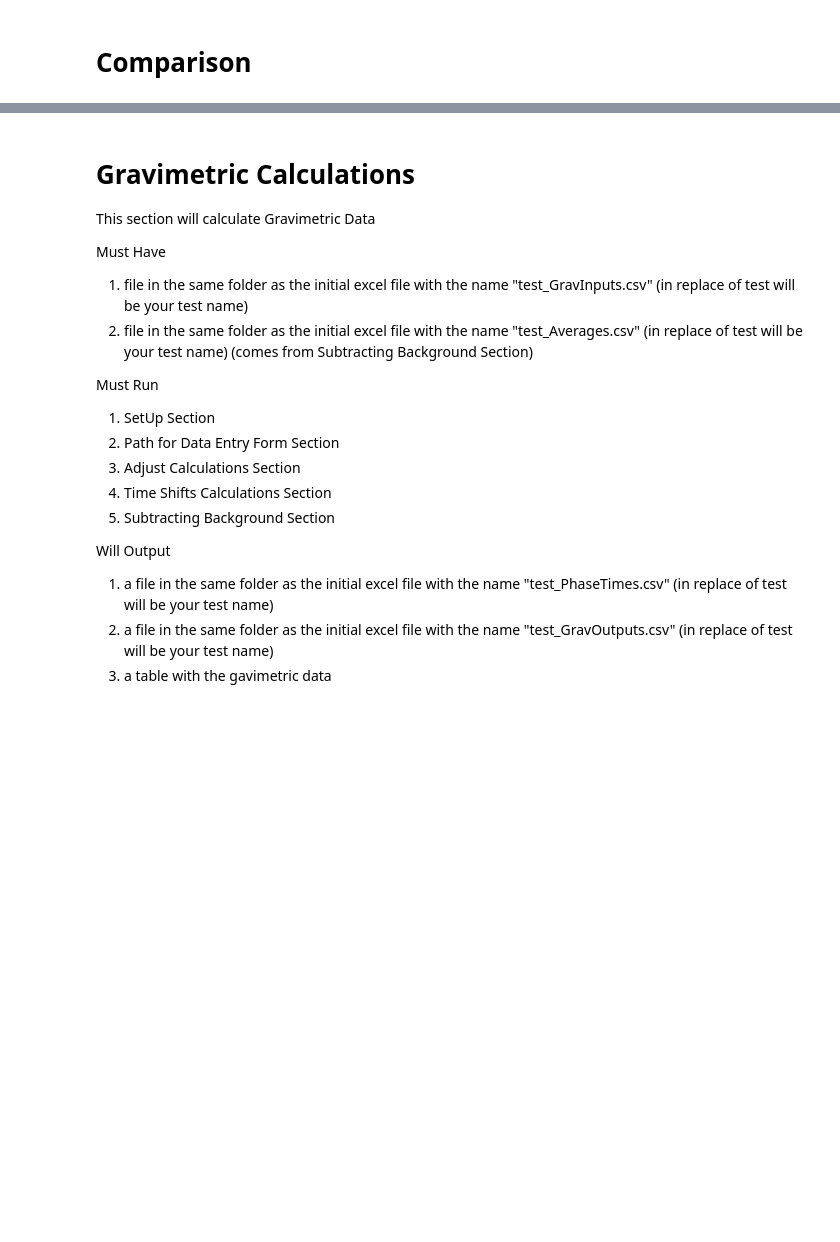
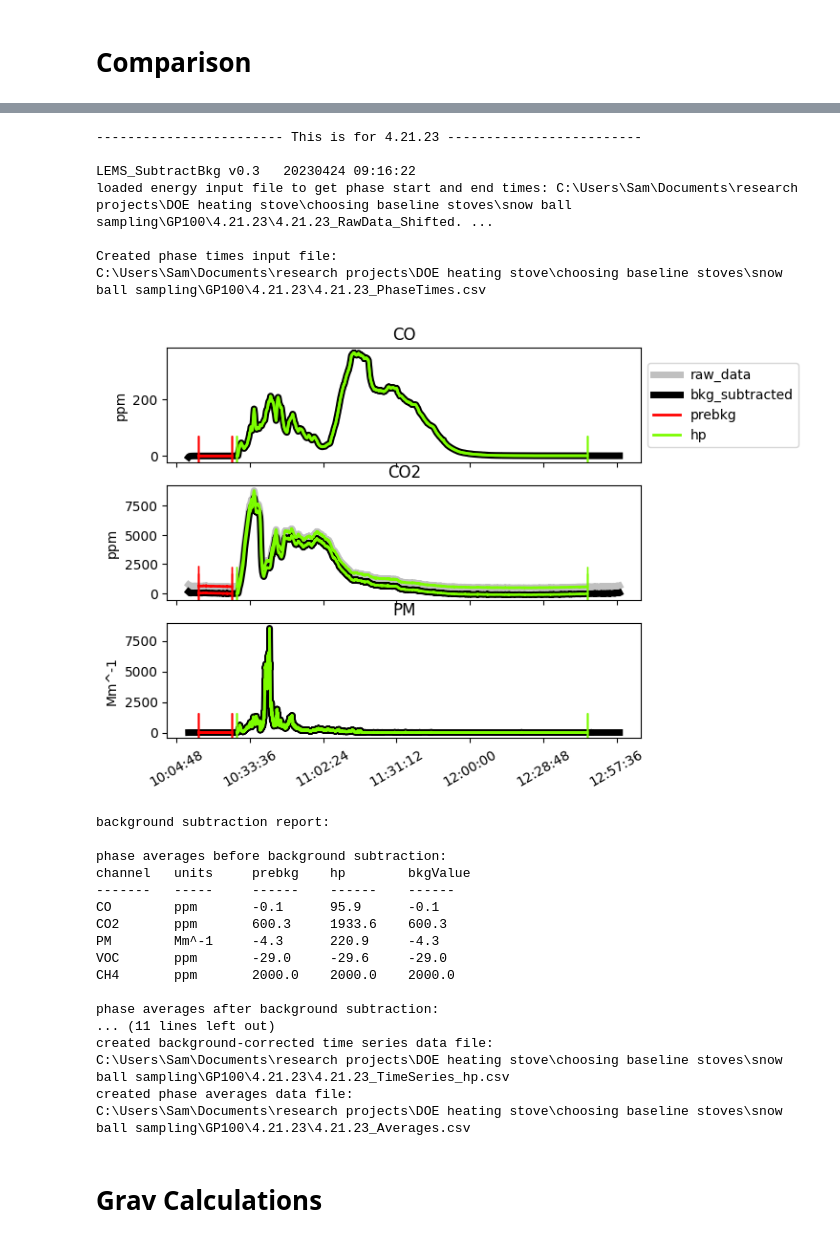
Before and after one commit to aprovechodotorg/Data-Processing-Software, a Jupyter notebook: Trial-CLI.ipynb, the cells around one changed output, grey strips where cells are left out. Drawn from its saved outputs; the diff is of its cells as text; code cells hidden in the pictures; blank space fills up the shorter version.

```diff
--- a/Trial-CLI.ipynb
+++ b/Trial-CLI.ipynb
@@ -212,7 +218,7 @@ if forward == 1:
 # Engergy Calculations
 # %%
 if forward == 1:
-    if test_type == 1894:
+    if test_type == 19867:
         if num_tests == 1:
             head = ["Varaible", "High Power Value", "Medium Power Value","Low Power Value", "Units"]
             print(tabulate(data, headers=head, tablefmt="grid"))
@@ -226,7 +232,7 @@ if forward == 1:
 # Comparison
 # %%
 if forward == 1:
-    if test_type == 1894:
+    if test_type == 19867:
         if num_tests == 1:
             print("No comparison needed")
         else:
@@ -323,7 +309,7 @@ else:
     print("Adust Sensor Calibrations skipped")
 # %%
 if forward == 1:
-    if test_type == 1894:
+    if test_type == 19867:
         for idx in range (num_tests):
             cstr= " This is for " + testname_list[idx] + " "
             print (Fore.BLUE + cstr.center(70, '-'))
@@ -369,7 +349,7 @@ else:
     print("Correcting for response times skipped")
 # %%
 if forward == 1:
-    if test_type == 1894:
+    if test_type == 19867:
         for idx in range(num_tests):
             cstr= " This is for " + testname_list[idx] + " "
             print (Fore.BLUE + cstr.center(70, '-'))
@@ -429,37 +388,45 @@ else:
     print("Subtracting Background skipped")
 # %%
 if forward == 1:
-    if test_type == 1894:
+    if test_type == 19867:
         for idx in range(num_tests):
             cstr= " This is for " + testname_list[idx] + " "
             print (Fore.BLUE + cstr.center(70, '-'))
             print(Style.RESET_ALL)
             inputpath=os.path.join(directory_list[idx],testname_list[idx]+'_RawData_Shifted.csv')
             energyinputpath = os.path.join(directory_list[idx],testname_list[idx]+'_EnergyInputs.csv')
             outputpath=os.path.join(directory_list[idx],testname_list[idx]+'_TimeSeries.csv')
             aveoutputpath=os.path.join(directory_list[idx],testname_list[idx]+'_Averages.csv')
             timespath = os.path.join(directory_list[idx],testname_list[idx]+'_PhaseTimes.csv')
             sub.LEMS_SubtractBkg(inputpath,energyinputpath,outputpath,aveoutputpath,timespath,logpath)
+# %% [output]
+------------------------ This is for 4.21.23 -------------------------
+
+LEMS_SubtractBkg v0.3   20230424 09:16:22
+loaded energy input file to get phase start and end times: C:\Users\Sam\Documents\research projects\DOE heating stove\choosing baseline stoves\snow ball sampling\GP100\4.21.23\4.21.23_RawData_Shifted. ...
+
+Created phase times input file:
+C:\Users\Sam\Documents\research projects\DOE heating stove\choosing baseline stoves\snow ball sampling\GP100\4.21.23\4.21.23_PhaseTimes.csv
+[figure, added]
+background subtraction report:
+
+phase averages before background subtraction:
+channel   units     prebkg    hp        bkgValue
+-------   -----     ------    ------    ------
+CO        ppm       -0.1      95.9      -0.1
+CO2       ppm       600.3     1933.6    600.3
+PM        Mm^-1     -4.3      220.9     -4.3
+VOC       ppm       -29.0     -29.6     -29.0
+CH4       ppm       2000.0    2000.0    2000.0
+
+phase averages after background subtraction:
+... (11 lines left out)
+created background-corrected time series data file:
+C:\Users\Sam\Documents\research projects\DOE heating stove\choosing baseline stoves\snow ball sampling\GP100\4.21.23\4.21.23_TimeSeries_hp.csv
+created phase averages data file:
+C:\Users\Sam\Documents\research projects\DOE heating stove\choosing baseline stoves\snow ball sampling\GP100\4.21.23\4.21.23_Averages.csv
 # %% [markdown]
-# Gravimetric Calculations
-This section will calculate Gravimetric Data
-
-
-Must Have
-1) file in the same folder as the initial excel file with the name "test_GravInputs.csv" (in replace of test will be your test name)
-2) file in the same folder as the initial excel file with the name "test_Averages.csv" (in replace of test will be your test name) (comes from Subtracting Background Section)
-
-Must Run
-1) SetUp Section
-2) Path for Data Entry Form Section
-3) Adjust Calculations Section
-4) Time Shifts Calculations Section
-5) Subtracting Background Section
-
-Will Output
-1) a file in the same folder as the initial excel file with the name "test_PhaseTimes.csv" (in replace of test will be your test name)
-2) a file in the same folder as the initial excel file with the name "test_GravOutputs.csv" (in replace of test will be your test name)
-3) a table with the gavimetric data
+# Grav Calculations
 # %%
 print("Would you like to calculate gravimetric PM? Press 0-No 1-Yes")
 forward = int(input())
```
Also changed, not shown: parts of 31 cells of this notebook.
